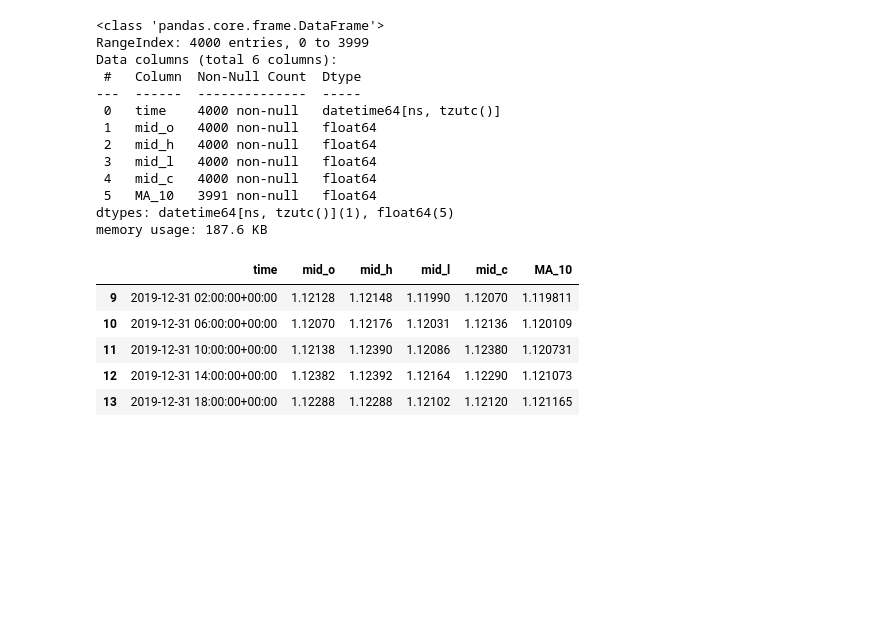
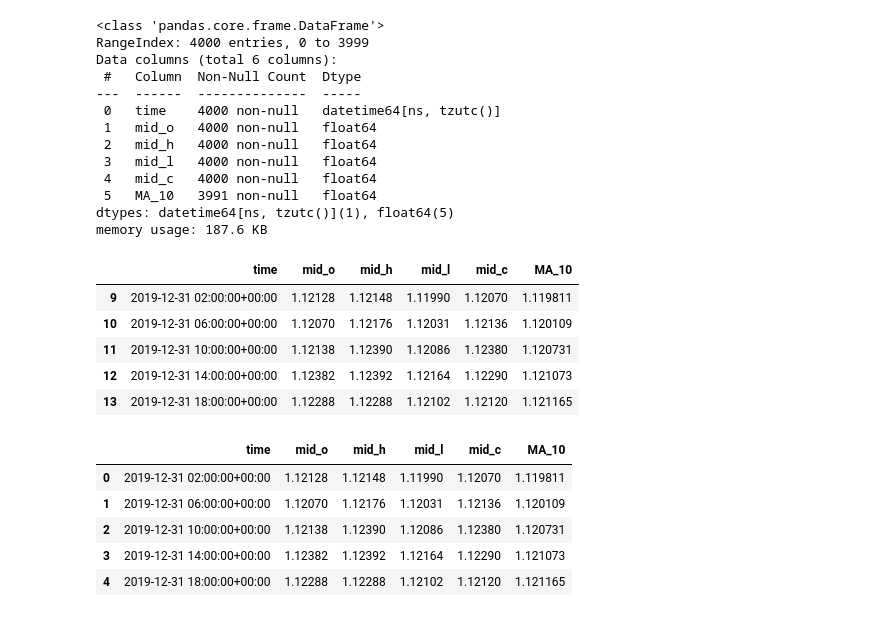
Before and after one commit to mindeleven/introduction-to-python, a Jupyter notebook: Algorythimc-Forex-Trading/code/exploration/02_moving-average-plotting.ipynb, the cells around one changed output. Drawn from its saved outputs; the diff is of its cells as text; code cells hidden in the pictures; blank space fills up the shorter version.

```diff
--- a/Algorythimc-Forex-Trading/code/exploration/02_moving-average-plotting.ipynb
+++ b/Algorythimc-Forex-Trading/code/exploration/02_moving-average-plotting.ipynb
@@ -111,6 +111,18 @@ df_ma.head()
 | 11 | 2019-12-31 10:00:00+00:00 | 1.12138 | 1.12390 | 1.12086 | 1.12380 | 1.120731 |
 | 12 | 2019-12-31 14:00:00+00:00 | 1.12382 | 1.12392 | 1.12164 | 1.12290 | 1.121073 |
 | 13 | 2019-12-31 18:00:00+00:00 | 1.12288 | 1.12288 | 1.12102 | 1.12120 | 1.121165 |
+# %%
+# resetting the index
+df_ma.reset_index(inplace=True, drop=True)
+# %%
+df_ma.head()
+# %% [output]
+|  | time | mid_o | mid_h | mid_l | mid_c | MA_10 |
+| 0 | 2019-12-31 02:00:00+00:00 | 1.12128 | 1.12148 | 1.11990 | 1.12070 | 1.119811 |
+| 1 | 2019-12-31 06:00:00+00:00 | 1.12070 | 1.12176 | 1.12031 | 1.12136 | 1.120109 |
+| 2 | 2019-12-31 10:00:00+00:00 | 1.12138 | 1.12390 | 1.12086 | 1.12380 | 1.120731 |
+| 3 | 2019-12-31 14:00:00+00:00 | 1.12382 | 1.12392 | 1.12164 | 1.12290 | 1.121073 |
+| 4 | 2019-12-31 18:00:00+00:00 | 1.12288 | 1.12288 | 1.12102 | 1.12120 | 1.121165 |
 # %%
 # plotting the data frame with plotly
 # take the first 100 candles of the data frame
```
Also changed, not shown: parts of 5 cells of this notebook.
